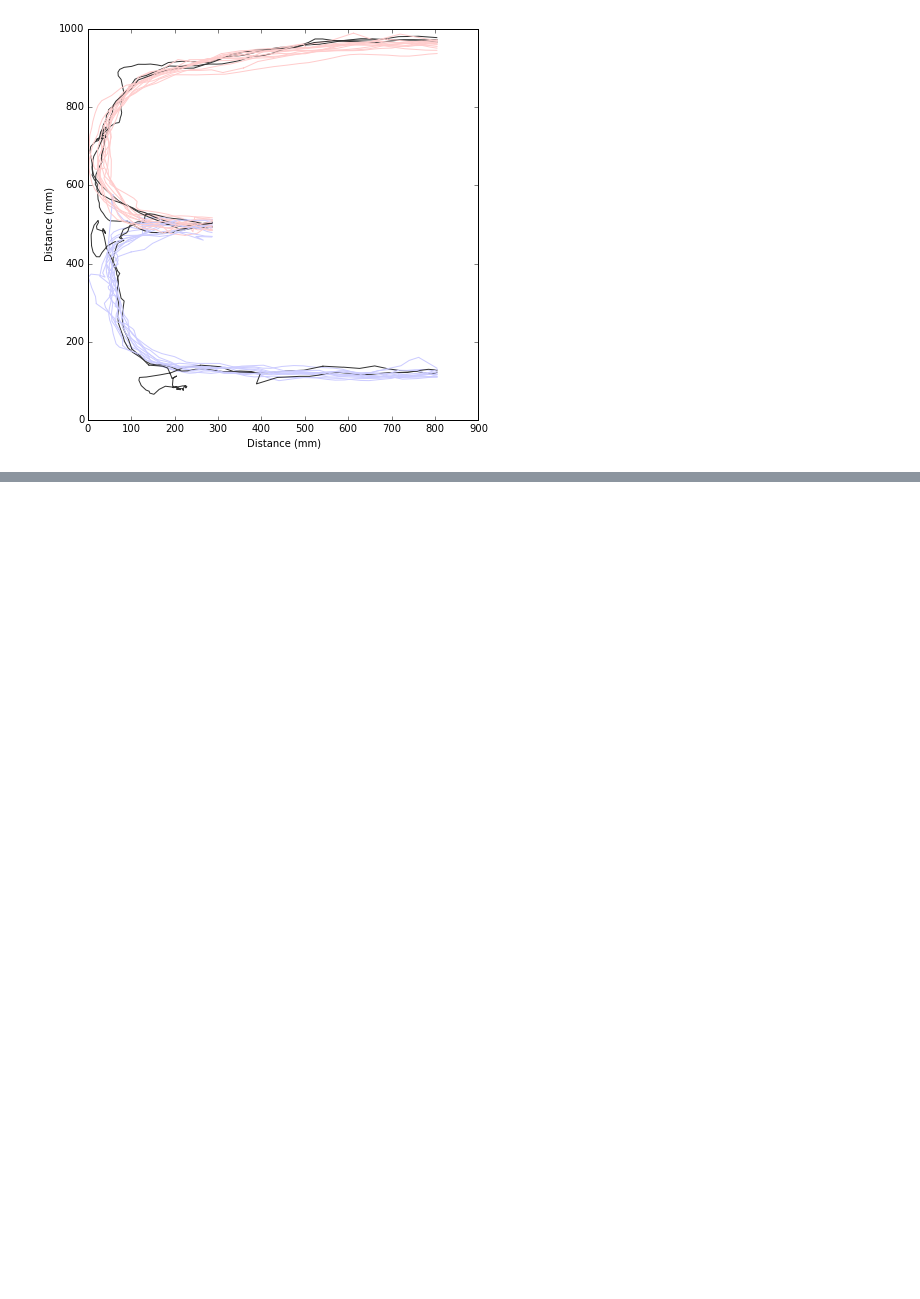
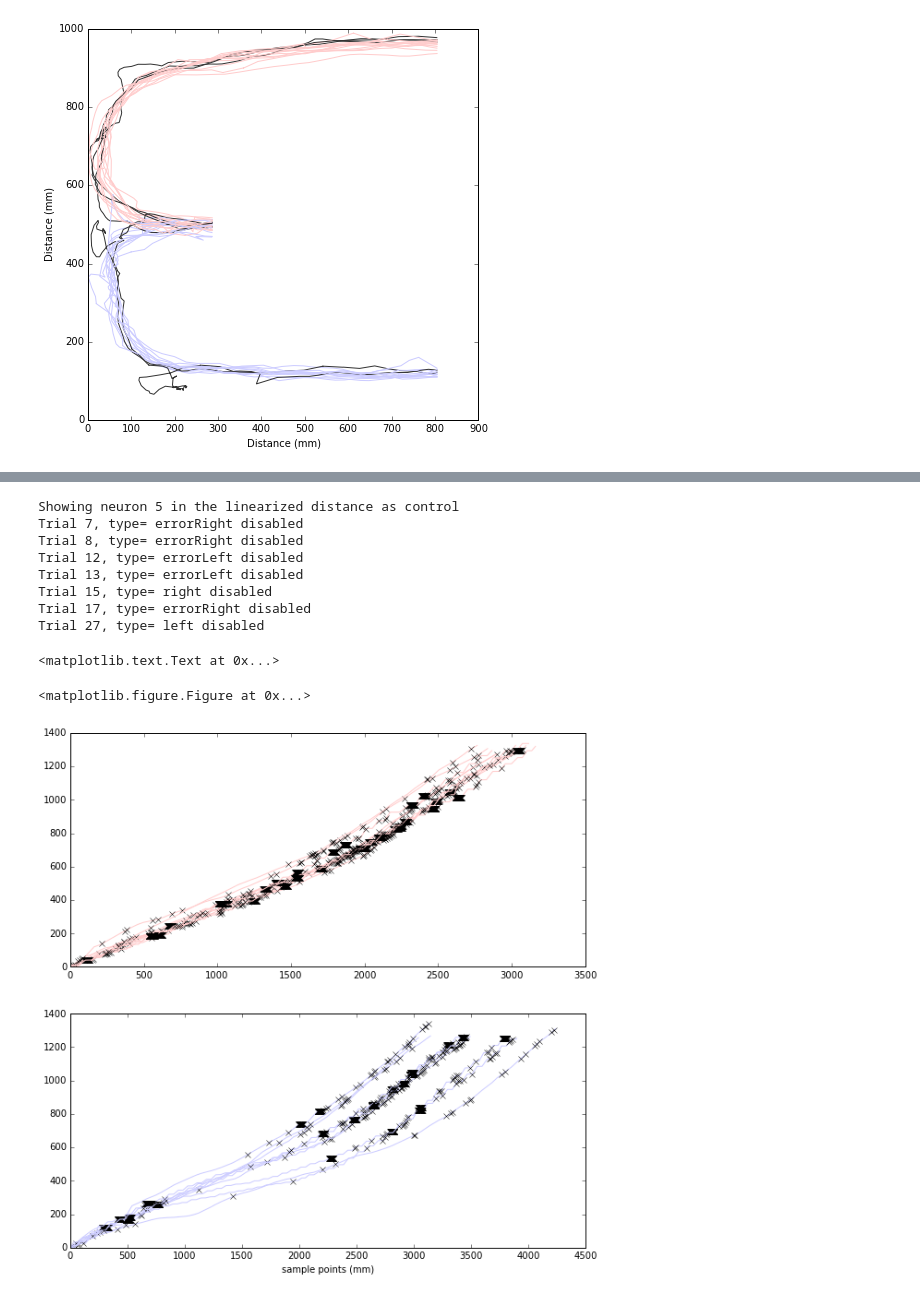
Before and after one commit to rubenpinzon/Wigner-Pattern, a Jupyter notebook: Bayesian Decoder.ipynb, the cells around one changed output, grey strips where cells are left out. Cells and saved outputs as stored; diff of their text form; code cells hidden in the pictures; blank space fills up the shorter version.

```diff
--- a/Bayesian Decoder.ipynb
+++ b/Bayesian Decoder.ipynb
@@ -128,0 +55,48 @@ plt.title('Linear normalized occupancy firing rate')
+# %%
+plt.figure(num=None)
+f, arr = plt.subplots(2,figsize=(10,10),dpi=650)
+
+cumdist = defaultdict(list)
+for trial in data:
+    d = trial.cumulative_dist()
+    cumdist[trial.type].append(d)
+
+# Extract the anomalous trials as those with cummulative linear distance beyond mu+/-s.d
+for k in ['left', 'right']:
+    vs = cumdist[k]
+    mx_dist = map(lambda x: len(x), vs)
+    cumdist['mu_' + k] = np.mean(mx_dist)
+    cumdist['sd_' + k] = np.std(mx_dist)
+
+#Disable trials that wont be used
+test_cell = 5
+max_d = 0
+print 'Showing neuron {} in the linearized distance as control'.format(test_cell)
+for trial in data:
+    d = trial.cumulative_dist()
+    max_d = max(max_d, max(d))
+    if trial.type in ['left', 'right']:
+        keep = abs(len(d) - cumdist['mu_' + trial.type]) < cumdist['sd_' + trial.type]
+        if keep:
+            subp = 0 if trial.type is 'left' else 1
+            arr[subp].plot(d, color=trial.color)
+            arr[subp].plot(trial.spikes_lin[test_cell][0],trial.spikes_lin[test_cell][1], 'x', color='k')
+
+        else:
+            trial.disable()
+    else:
+        trial.disable()
+
+plt.xlabel('sample points (mm)')
+# %% [output]
+Showing neuron 5 in the linearized distance as control
+Trial 7, type= errorRight disabled
+Trial 8, type= errorRight disabled
+Trial 12, type= errorLeft disabled
+Trial 13, type= errorLeft disabled
+Trial 15, type= right disabled
+Trial 17, type= errorRight disabled
+Trial 27, type= left disabled
+<matplotlib.text.Text at 0x...>
+<matplotlib.figure.Figure at 0x...>
+[figure, added]
```
Also changed, not shown: parts of 4 cells of this notebook, 1 other file.
